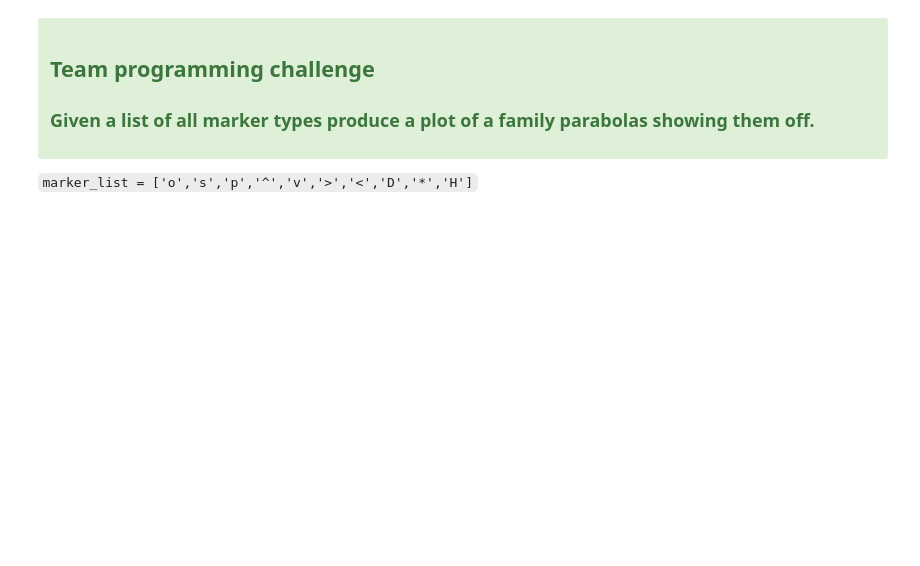
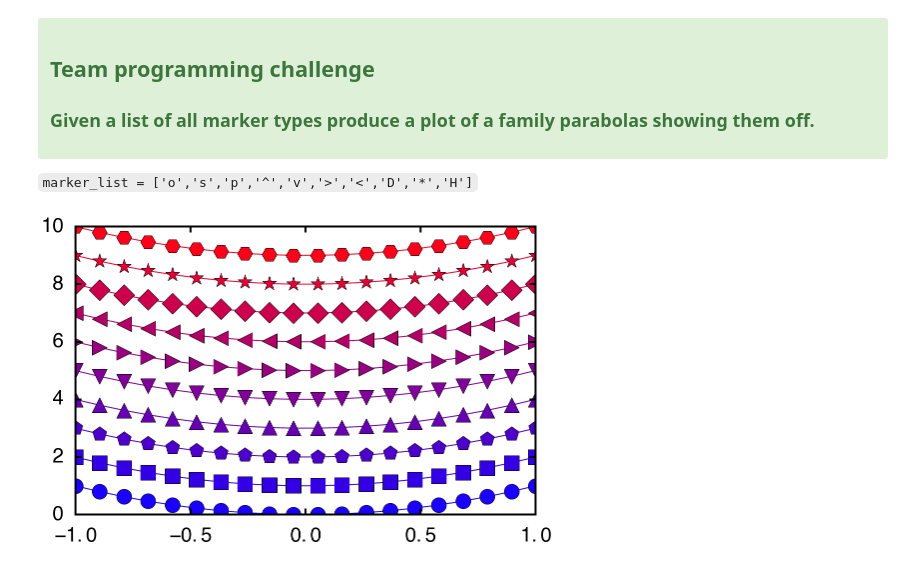
Before and after one commit to agdelma/IntroCompPhysics, a Jupyter notebook: Notebooks/10_PlotCustomization.ipynb, the cells around one changed output. Cells and saved outputs as stored; diff of their text form; code cells hidden in the pictures; blank space fills up the shorter version.

```diff
--- a/Notebooks/10_PlotCustomization.ipynb
+++ b/Notebooks/10_PlotCustomization.ipynb
@@ -82,3 +94,16 @@ plt.xlabel(r'$x$')
 plt.ylabel(r'$y(x)$')
 plt.title('A Family of Parabolas $y=x^2+a$')
 plt.legend(loc='upper center', ncol=3) -->
+# %%
+x = np.linspace(-1,1,20)
+colors = ["#2078B5", "#FF7F0F", "#2CA12C", "#D72827", "#9467BE", "#8C574B",
+            "#E478C2", "#808080", "#BCBE20", "#17BED0", "#AEC8E9", "#FFBC79",
+            "#98E08B", "#FF9896", "#C6B1D6", "#C59D94", "#F8B7D3", "#C8C8C8",
+           "#DCDC8E", "#9EDAE6"]
+marker_list = ['o','s','p','^','v','>','<','D','*','H']
+for i,marker in enumerate(marker_list):
+    n = len(marker_list)
+    color = ((i+1.0)/n,0,(n-i)/n)
+    plt.plot(x,x**2+i,marker=marker, color=color, markerfacecolor=color,linewidth=1, markersize=15)
+# %% [output]
+[figure, added]
```
Also changed, not shown: parts of 4 cells of this notebook.
